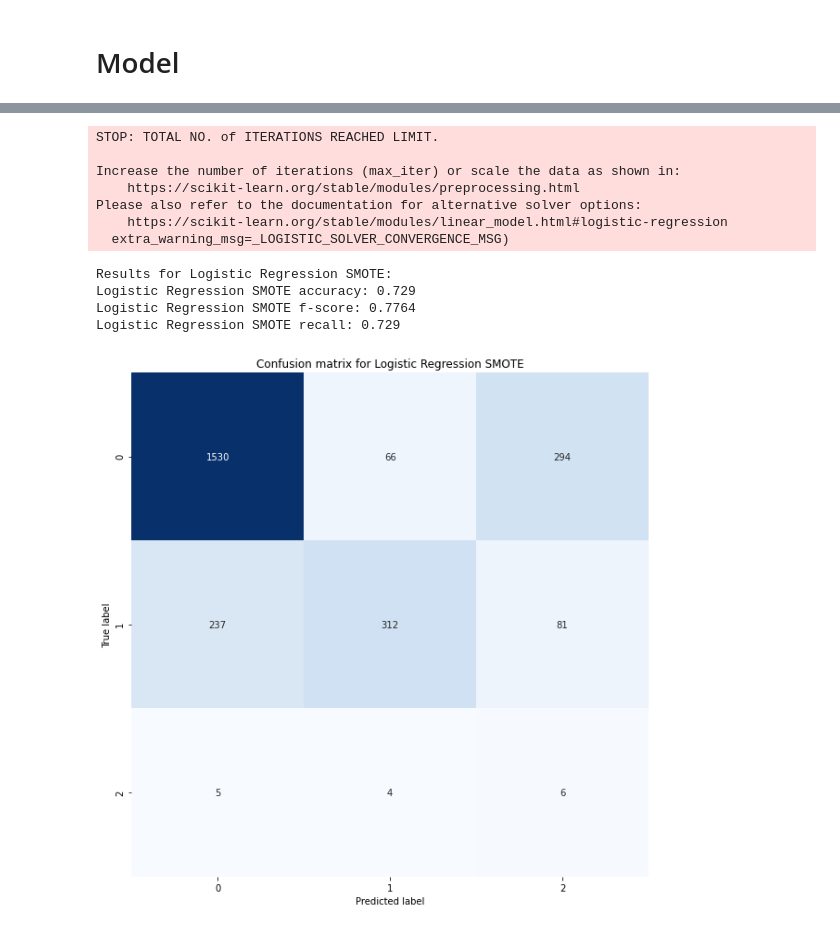
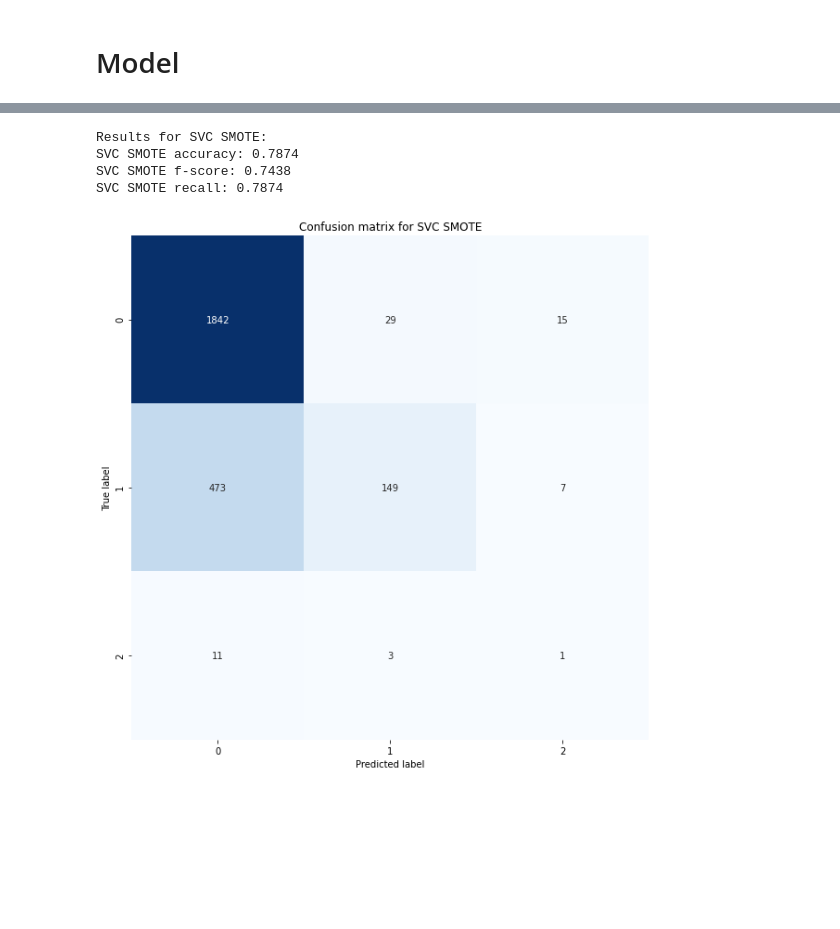
Before and after one commit to PatrykKotulak/Master-thesis, a Jupyter notebook: Hate_Speech_Detection.ipynb, the cells around one changed output, grey strips where cells are left out. Drawn from its saved outputs; the diff is of its cells as text; code cells hidden in the pictures; blank space fills up the shorter version.

```diff
--- a/Hate_Speech_Detection.ipynb
+++ b/Hate_Speech_Detection.ipynb
@@ -71,0 +49,7 @@ weighted avg       0.84      0.84      0.83      2535
+# %%
+rf = Modeling(RandomForestClassifier(n_estimators=1000, random_state=0),
+              X_train, X_val, y_train, y_val, result,
+              'Random Forest')
+rf.fit_predict()
+rf.print_results()
+result = rf.add_to_table()
@@ -72,9 +65,12 @@ weighted avg       0.84      0.84      0.83      2535
 # %%
-log_reg = Modeling(RandomForestClassifier(),
+# Logistic Regression
+
+log_reg = Modeling(LogisticRegression(solver='newton-cg'),
                    X_train, X_val, y_train, y_val, result,
                    'Logistic Regression')
 log_reg.fit_predict()
 log_reg.print_results()
+log_reg.plot_confusion_matrix()
 result = log_reg.add_to_table()
 # %% [output]
 Results for Logistic Regression:
@@ -88,10 +81,11 @@ log_reg.plot_confusion_matrix_percent()
 # %%
-# Logistic Regression
+# SMOTE for Logistic Regression
 
-log_reg = Modeling(LogisticRegression(solver='saga'),
+log_reg_smote = Modeling(LogisticRegression(solver='newton-cg'),
                          X_train, X_val, y_train, y_val, result,
-                         'Logistic Regression')
-log_reg.fit_predict()
-log_reg.print_results()
-log_reg.plot_confusion_matrix()
-result = log_reg.add_to_table()
+                         'Logistic Regression SMOTE')
+log_reg_smote.sample(SMOTE(sampling_strategy='minority'))
+log_reg_smote.fit_predict()
+log_reg_smote.print_results()
+log_reg_smote.plot_confusion_matrix()
+result = log_reg_smote.add_to_table()
@@ -98,25 +114,18 @@ result = log_reg.add_to_table()
 # %%
 # SMOTE for Logistic Regression
 
-log_reg_smote = Modeling(LogisticRegression(solver='saga'),
-                         X_train, X_val, y_train, y_val, result,
-                         'Logistic Regression SMOTE')
-log_reg_smote.sample(SMOTE(sampling_strategy='minority'))
-log_reg_smote.fit_predict()
-log_reg_smote.print_results()
-log_reg_smote.plot_confusion_matrix()
-result = log_reg_smote.add_to_table()
+svc_smote = Modeling(SVC(probability=True),
+                     X_train, X_val, y_train, y_val, result,
+                     'SVC SMOTE')
+svc_smote.sample(SMOTE(sampling_strategy='minority'))
+svc_smote.fit_predict()
+svc_smote.print_results()
+svc_smote.plot_confusion_matrix()
+result = svc_smote.add_to_table()
 # %% [output]
-STOP: TOTAL NO. of ITERATIONS REACHED LIMIT.
-
-Increase the number of iterations (max_iter) or scale the data as shown in:
-    https://scikit-learn.org/stable/modules/preprocessing.html
-Please also refer to the documentation for alternative solver options:
-    https://scikit-learn.org/stable/modules/linear_model.html#logistic-regression
-  extra_warning_msg=_LOGISTIC_SOLVER_CONVERGENCE_MSG)
+Results for SVC SMOTE:
+SVC SMOTE accuracy: 0.7874
+SVC SMOTE f-score: 0.7438
+SVC SMOTE recall: 0.7874
-Results for Logistic Regression SMOTE:
-Logistic Regression SMOTE accuracy: 0.729
-Logistic Regression SMOTE f-score: 0.7764
-Logistic Regression SMOTE recall: 0.729
-[figure, old version]
+[figure, new version]
 # %%
```
Also changed, not shown: parts of 16 cells of this notebook, 7 other files.
